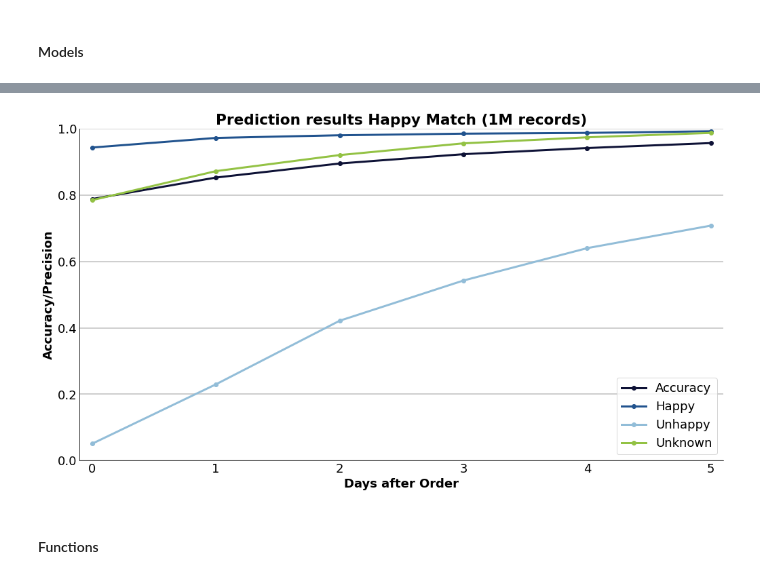
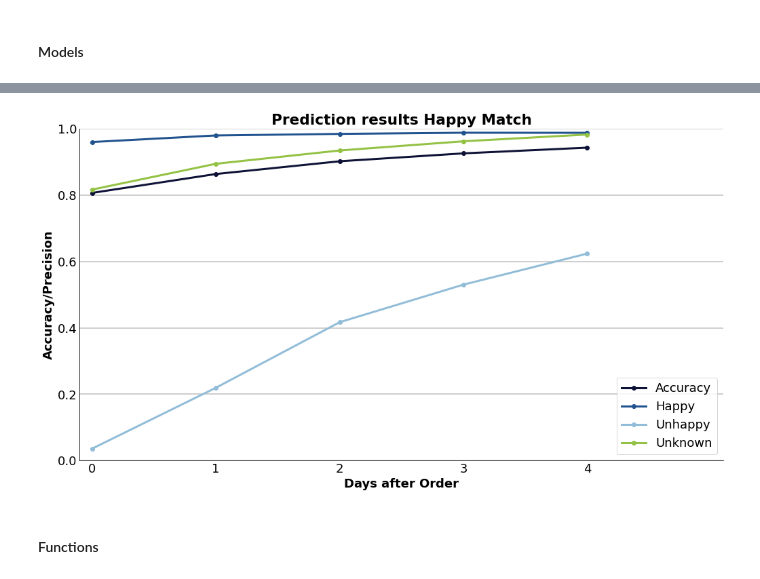
Before and after one commit to thomas-brink/CAT-HCOT, a Jupyter notebook: Seminar_Base_Classifiers_Lourens.ipynb, the cells around one changed output, grey strips where cells are left out. Drawn from its saved outputs; the diff is of its cells as text; code cells hidden in the pictures.

```diff
--- a/Seminar_Base_Classifiers_Lourens.ipynb
+++ b/Seminar_Base_Classifiers_Lourens.ipynb
@@ -74,2 +84,21 @@ SELLERX = ['sellerDailyOrdersX']
 #Classifications
 CLASSIFICATION = ['generalMatchClassification','detailedMatchClassification','binaryMatchClassification','determinantClassification']
+# %%
+X_col = BASIC + WEEK + MONTH + YEAR + GROUP + TRANSPORTERX + KNOWNX #+ SELLERX + PRODUCTX
+Y_col = [CLASSIFICATION[0]]
+
+df_ = df.sample(n=100000, replace=False, random_state=1)
+X, y = dataX(df_,0)
+
+train_index = X.iloc[:80000].index
+test_index = X.iloc[80000:].index
+
+scaler = preprocessing.MinMaxScaler()
+X_scaled = pd.DataFrame(scaler.fit_transform(X))
+X_train, X_test = X_scaled.iloc[train_index], X_scaled.iloc[test_index]
+
+encoder = LabelEncoder()
+encoder.fit(y)
+encoded_y = encoder.transform(y)
+dummy_y = pd.DataFrame(np_utils.to_categorical(encoded_y))
+y_train, y_test = dummy_y.iloc[train_index], dummy_y.iloc[test_index]
@@ -76,24 +146,23 @@ CLASSIFICATION = ['generalMatchClassification','detailedMatchClassification','bi
 # %%
 # Decision Tree
-X_col = BASIC + WEEK + MONTH + GROUP + TRANSPORTERX + KNOWNX + PRODUCTX + SELLERX
+X_col = BASIC + WEEK + MONTH + YEAR + GROUP #+ TRANSPORTERX + KNOWNX + PRODUCTX + SELLERX
 Y_col = [CLASSIFICATION[0]]
 
-df_ = df.sample(n=1000000, replace=False, random_state=1)
+df_ = df.sample(n=100000, replace=False, random_state=1)
 
-X = 6
+PREDICT_DAYS = 5
+REP = 3
 
 resultsAcc = {}
 resultsClass = {}
 
-for DAYS in range(X):
+for DAYS in range(PREDICT_DAYS):
 
     X, y = dataX(df_,DAYS)
 
-#     accuracy, class_report = classifyLabels(DecisionTreeClassifier(random_state=0,
-#                                                                    class_weight='balanced'), X, y, n = 3)
     accuracy, class_report = classifyLabels(RandomForestClassifier(n_estimators=10,
                                                                 random_state=0,
-                                                                class_weight='balanced'), X, y, n = 3)
+                                                                class_weight='balanced'), X, y, n = REP)
 
     resultsAcc[DAYS] = accuracy
     resultsClass[DAYS] = class_report
@@ -122,15 +175,13 @@ accuracy = {k: sum(v.values())/len(v.values()) for k, v in resultsAcc.items()}
 
 labels = {}
 
-X = 6
-
 for CLASS in ['KNOWN HAPPY','UNHAPPY','UNKNOWN']:
     precision = {}
-    for DAYS in range(X):
+    for DAYS in range(PREDICT_DAYS):
         summ = 0
-        for REP in range(1,4):
-            summ += resultsClass[DAYS][REP][CLASS]['recall']
-        avg = summ / 3
+        for rep in range(REP):
+            summ += resultsClass[DAYS][rep+1][CLASS]['recall']
+        avg = summ / REP
         precision[DAYS] = avg
     labels[CLASS] = precision
 # %%
@@ -142,35 +193,35 @@ plt.ioff()
 
 ### Plotten
 plt.figure(figsize = (17,9))
 
 x1,y1 = zip(*sorted(accuracy.items()))
 x2,y2 = zip(*sorted(labels['KNOWN HAPPY'].items()))
 x3,y3 = zip(*sorted(labels['UNHAPPY'].items()))
 x4,y4 = zip(*sorted(labels['UNKNOWN'].items()))
 
 plt.plot(x1,y1, color='#0e1236', marker = 'o', linewidth=3)
 plt.plot(x2,y2, color='#21538e', marker = 'o', linewidth=3)
 plt.plot(x3,y3, color='#92bdd8', marker = 'o', linewidth=3)
 plt.plot(x4,y4, color='#93c244', marker = 'o', linewidth=3)
 
 ### Titel
-plt.title('Prediction results Happy Match (1M records)', fontweight = 'bold')
+plt.title('Prediction results Happy Match', fontweight = 'bold')
 
 ### Assen
 plt.ylabel('Accuracy/Precision', fontweight = 'bold')
 plt.ylim(0, 1)
 plt.xlabel('Days after Order', fontweight = 'bold')
 plt.xlim(-0.1,5.1)
 plt.xticks(x1)
 
 ### Grafiek Lay-out
 plt.grid(color='#C0C0C0', linestyle='-', linewidth=1.5, axis = 'y')
 plt.legend(('Accuracy', 'Happy', 'Unhappy', 'Unknown'),loc='lower right')
 plt.tick_params(direction='out', length=0, colors='black')
 sns.despine(left=False, bottom=False, right=True)
 plt.show()
 # %% [output]
-[figure, old version]
+[figure, new version]
 # %% [markdown]
 #### Functions
 # %%
```
Also changed, not shown: parts of 8 cells of this notebook.
